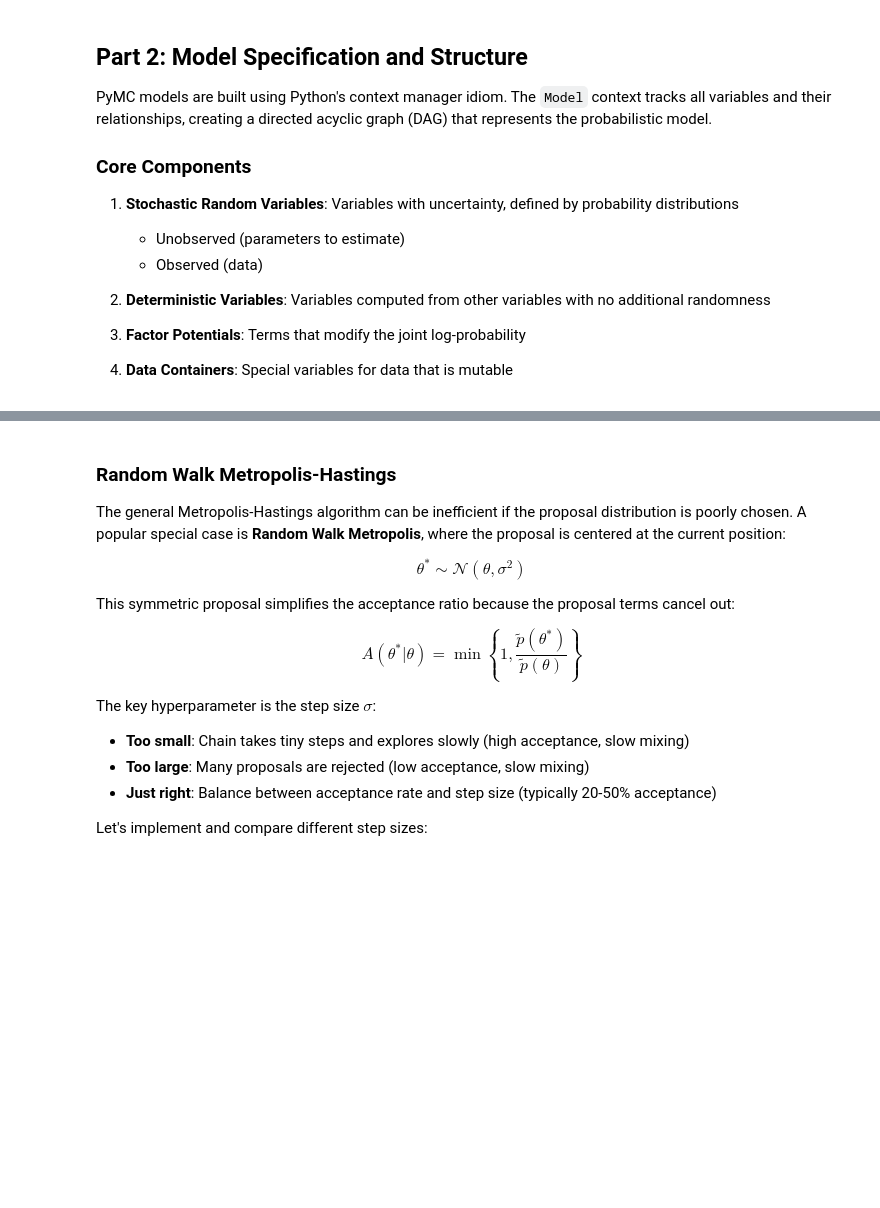
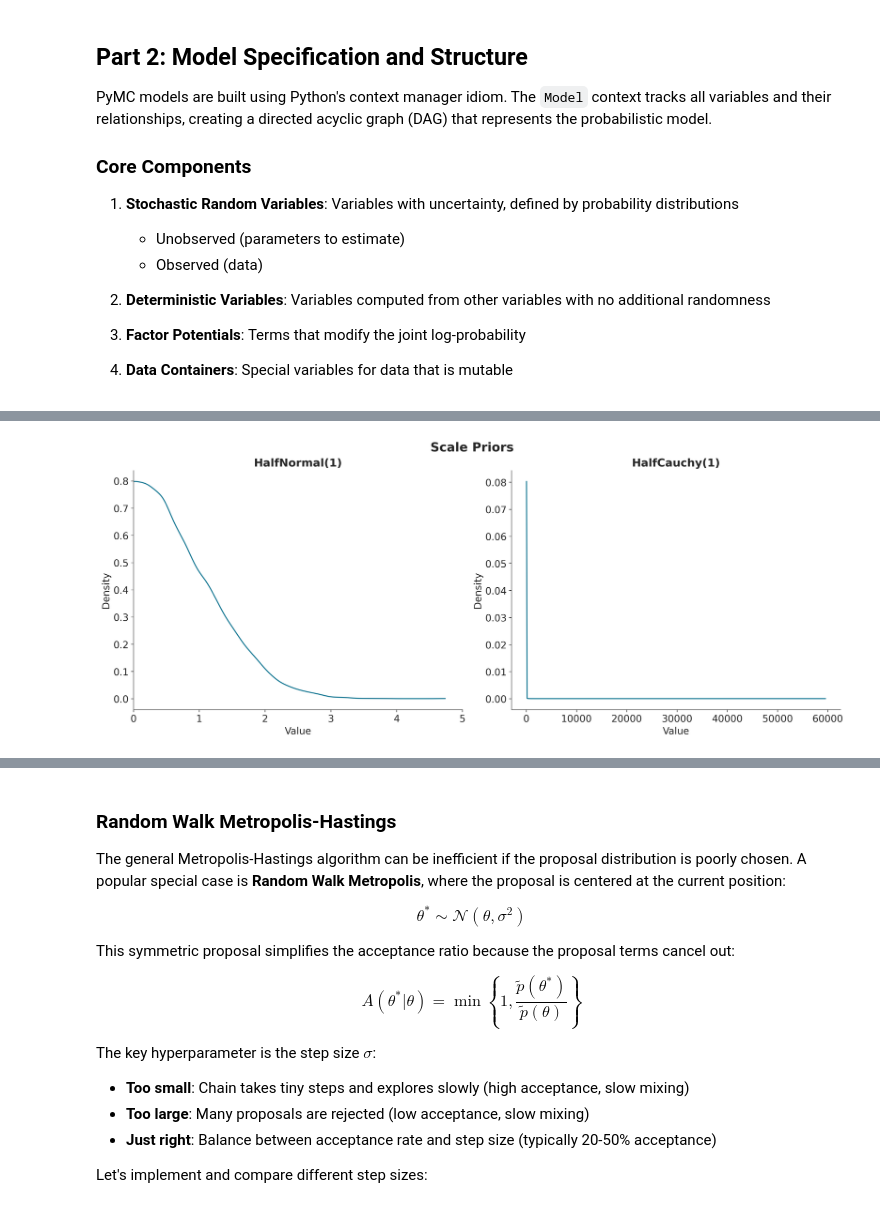
Before and after one commit to fonnesbeck/instats_advanced_bayes, a Jupyter notebook: sessions/Session2-Building_Models_With_PyMC.ipynb, the cells around one changed output, grey strips where cells are left out. Saved outputs shown, nothing was run; the diff lists cells and outputs as text; code cells hidden in the pictures; blank space fills up the shorter version.

```diff
--- a/sessions/Session2-Building_Models_With_PyMC.ipynb
+++ b/sessions/Session2-Building_Models_With_PyMC.ipynb
@@ -206,0 +233,19 @@ pm.model_to_graphviz(dugong_loglm)
+# %%
+samples_halfnormal = pm.draw(pm.HalfNormal.dist(1), draws=n_draws, random_seed=RNG)
+samples_halfcauchy = pm.draw(pm.HalfCauchy.dist(1), draws=n_draws, random_seed=RNG)
+
+fig, axes = plt.subplots(1, 2, figsize=(15, 6))
+az.plot_kde(samples_halfnormal, ax=axes[0])
+axes[0].set_title('HalfNormal(1)')
+axes[0].set_xlim(0, 5)
+axes[0].set_xlabel('Value')
+axes[0].set_ylabel('Density')
+
+az.plot_kde(samples_halfcauchy, ax=axes[1])
+axes[1].set_title('HalfCauchy(1)')
+axes[1].set_xlabel('Value')
+axes[1].set_ylabel('Density')
+
+fig.suptitle('Scale Priors');
+# %% [output]
+[figure, added]
```
Also changed, not shown: parts of 22 cells of this notebook, 2 other files.
